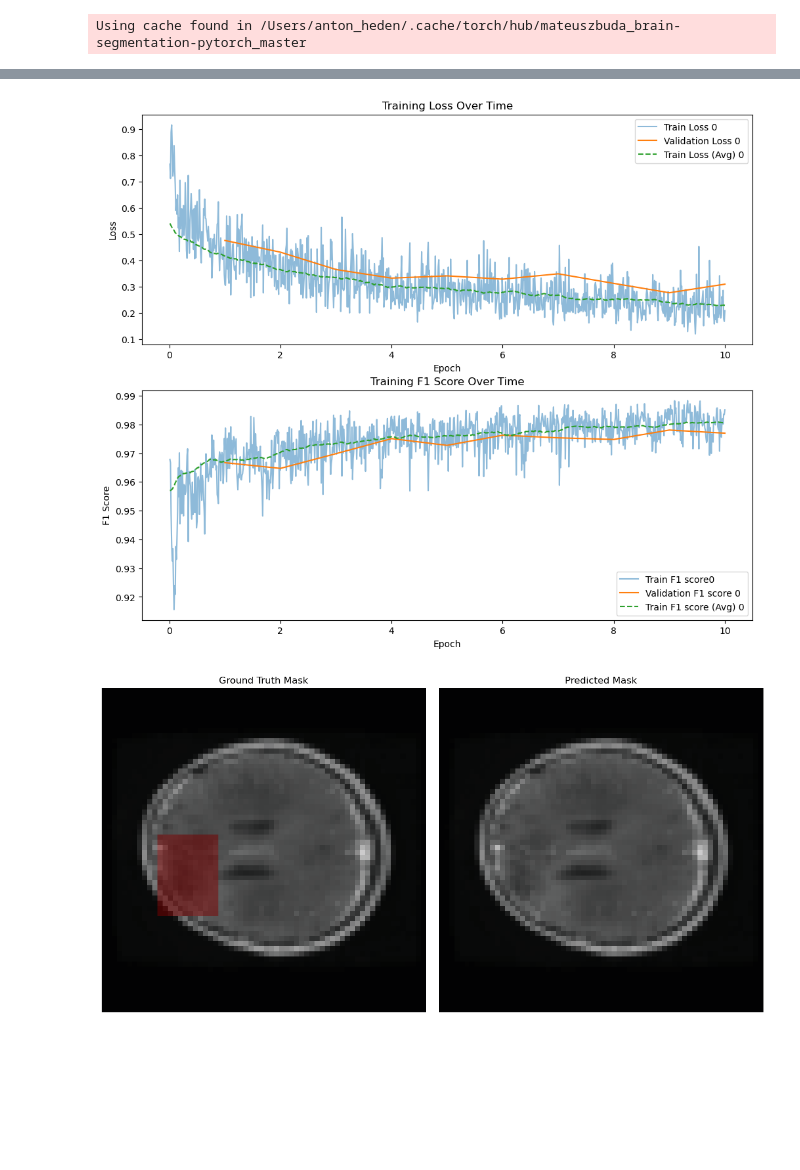
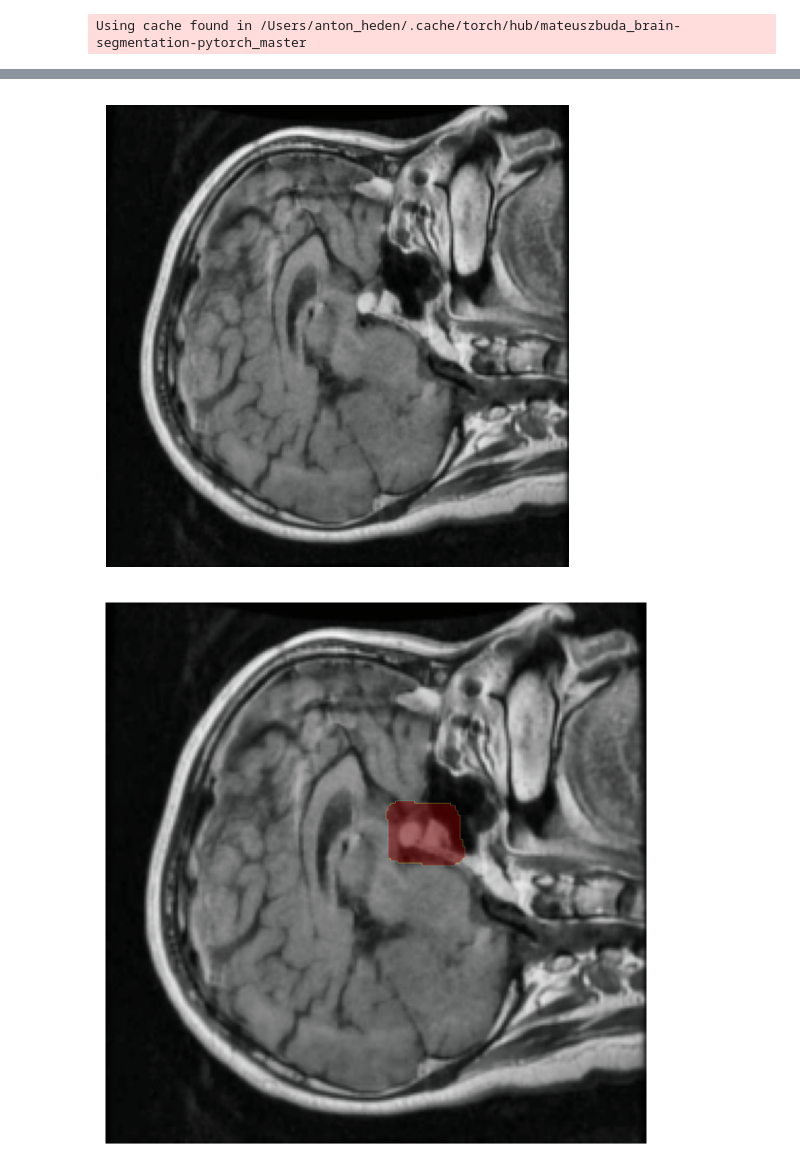
Before and after one commit to heden1/tumor-segmentation, a Jupyter notebook: Unet.ipynb, the cells around one changed output, grey strips where cells are left out. Drawn from its saved outputs; the diff is of its cells as text; code cells hidden in the pictures; blank space fills up the shorter version.

```diff
--- a/Unet.ipynb
+++ b/Unet.ipynb
@@ -1,10 +8,5 @@
 # %%
-import importlib
-import preprocessing
-importlib.reload(preprocessing)
-from preprocessing import *
-
-BATCH_SIZE=128
-IMAGE_SIZE=(64,64)
+BATCH_SIZE=16
+IMAGE_SIZE=(640,640)
 train_loader,val_loader=create_dataloader(IMAGE_SIZE,batch_size=BATCH_SIZE,bbox_out=False)
 val_dataset = val_loader.dataset
@@ -128,17 +65,20 @@ plot_comparison([0,1,2], val_dataset, unet_metrics[0])
 # %%
 import visualisation
 importlib.reload(visualisation)
 from visualisation import *
 # Load the model and performance metrics
 trained_metrics = get_model_and_performance_metrics("unet_brain_seg.pth", model)
-plot_performance_metrics([trained_metrics],batch_size=16)
+#plot_performance_metrics([trained_metrics],batch_size=16)
 
 # Get the validation dataset
 val_dataset = val_loader.dataset
 
 
 # Plot comparison for a specific index
-plot_comparison([0,1,2], val_dataset, model)
+#Crea list from 20 to 50
+
+
+plot_comparison([74], val_dataset, model)
 # %% [output]
-[figure, old version]
+[figure, new version]
-[figure, old version]
+[figure, new version]
```
Also changed, not shown: parts of 7 cells of this notebook, 2 other files.
